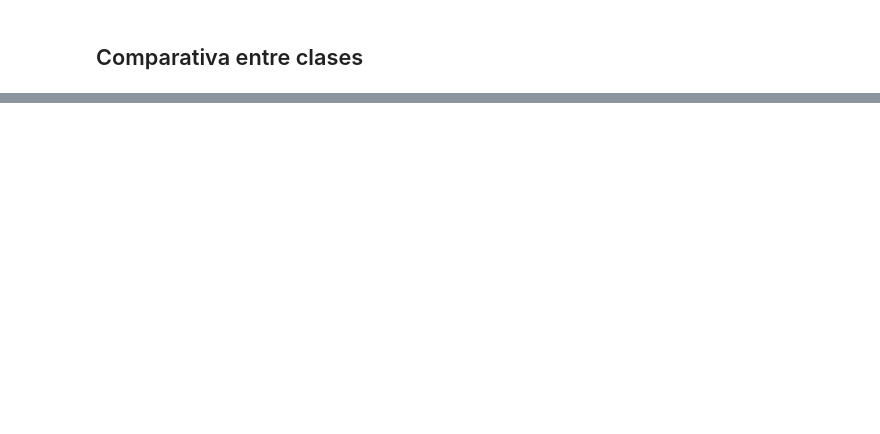
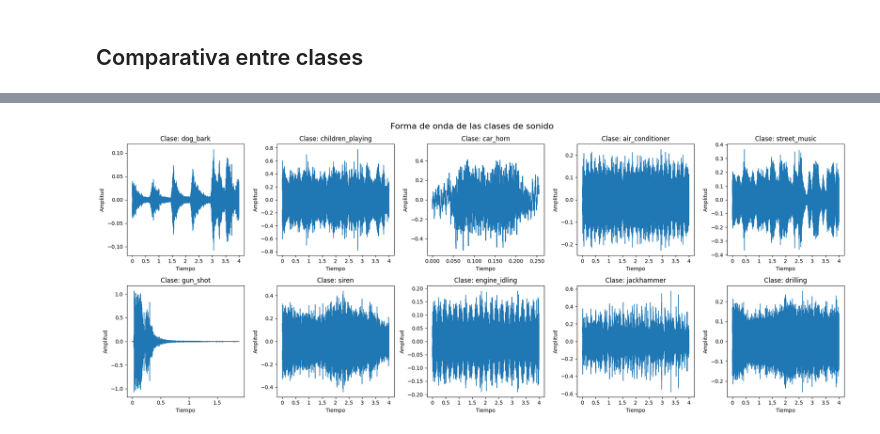
Before and after one commit to LeivaDiego/Urban-Audio-Classification, a Jupyter notebook: EDA.ipynb, the cells around one changed output, grey strips where cells are left out. Drawn from its saved outputs; the diff is of its cells as text; code cells hidden in the pictures; blank space fills up the shorter version.

```diff
--- a/EDA.ipynb
+++ b/EDA.ipynb
@@ -217,0 +260,2 @@ plt.show()
+# %%
+muestras = get_class_sample(metadata)
@@ -217,0 +280,18 @@ plt.show()
+# %%
+def plot_waves(muestras):
+    plt.figure(figsize=(20, 8))
+
+    for i, (class_id, info) in enumerate(muestras.items()):
+        plt.subplot(2, 5, i + 1)
+        librosa.display.waveshow(info['audio_data'], sr=info['sampling_rate'])
+        plt.title(f'Clase: {info["class"]}')
+        plt.xlabel('Tiempo')
+        plt.ylabel('Amplitud')
+
+    plt.suptitle('Forma de onda de las clases de sonido', fontsize=16)
+    plt.tight_layout()
+    plt.show()
+# %%
+plot_waves(muestras)
+# %% [output]
+[figure, added]
```
Also changed, not shown: parts of 8 cells of this notebook.
